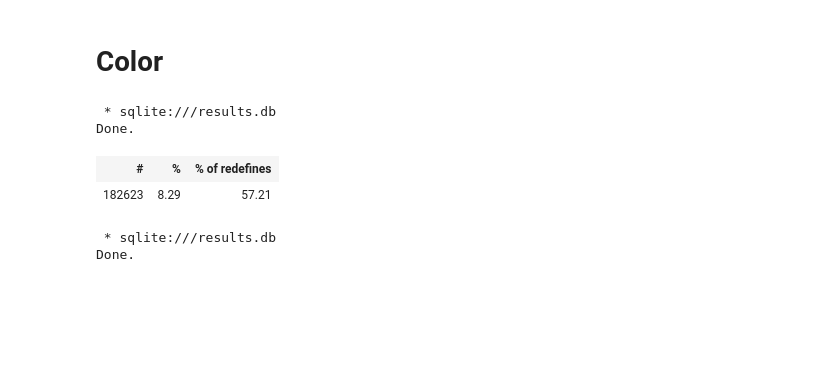
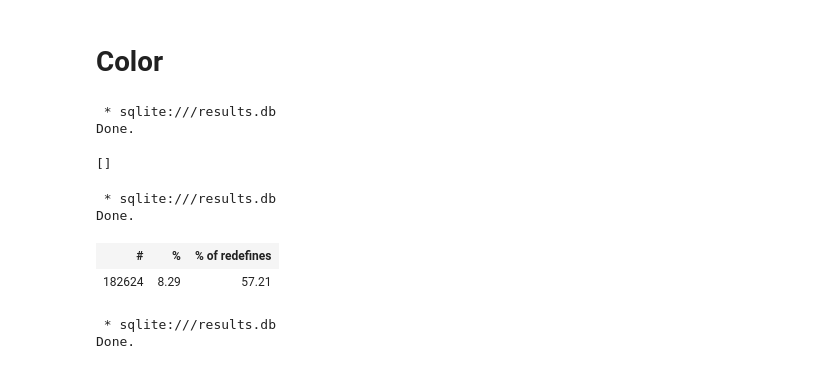
Before and after one commit to ipa-lab/shell-alias-analysis, a Jupyter notebook: notebooks/color.ipynb, the cells around one changed output. Cells and saved outputs as stored; diff of their text form; code cells hidden in the pictures; blank space fills up the shorter version.

```diff
--- a/notebooks/color.ipynb
+++ b/notebooks/color.ipynb
@@ -10,34 +10,44 @@ import matplotlib.pyplot as plt
 # Color
 # %%
 %%sql
-with
-    total as (select count(*) as total from alias),
-    total_redefs as (select count(distinct alias_id) as total_redefs from alias join command using (alias_id) where alias.name = command.name)
-select
-    count(distinct alias_id) as '#',
-    round(count(distinct alias_id)*100.0/total,2) as '%',
-    round(count(distinct alias_id)*100.0/total_redefs,2) as '% of redefines'
+create view aliases_colorizing_output as
+select distinct alias_id
 from alias join command using (alias_id)
-join total
-join total_redefs
 where
-    ((alias.value like '%color%' and alias.value not like '%color=never%')
+    (alias.value like '%color%' and alias.value not like '%color=never%')
     or (alias.value like '%colour%' and alias.value not like '%colour=never%')
     or alias.value like '%pygmentize%'
     or alias.value like '%grc %'
     or alias.value like '%grcat %'
     or (command.name = 'less' and command.arguments like '%r%')
     or (command.name = 'tmux' and (command.arguments like '%-2%' or command.arguments like '%-T 256%'))
-    )
-and (
-    alias.name = command.name
-    or alias.name in known_commands
-)
 # %% [output]
  * sqlite:///results.db
 Done.
-| # | % | % of redefines |
-| 182623 | 8.29 | 57.21 |
+[]
+# %%
+%%sql
+with
+    total as (select count(*) as total from alias),
+    total_redefs as (select count(distinct alias_id) as total_redefs from alias join command using (alias_id) where alias.name = command.name)
+select
+    count(distinct alias_id) as '#',
+    round(count(distinct alias_id)*100.0/total,2) as '%',
+    round(count(distinct alias_id)*100.0/total_redefs,2) as '% of redefines'
+from alias
+join aliases_colorizing_output using (alias_id)
+join command using (alias_id)
+join total
+join total_redefs
+where (
+    alias.name = command.name
+    or alias.name in known_commands
+)
+# %% [output]
+ * sqlite:///results.db
+Done.
+| # | % | % of redefines |
+| 182624 | 8.29 | 57.21 |
 # %%
 %%sql
 with total as (select count(*) as total from alias)
```
Also changed, not shown: parts of 3 cells of this notebook, 13 other files.
